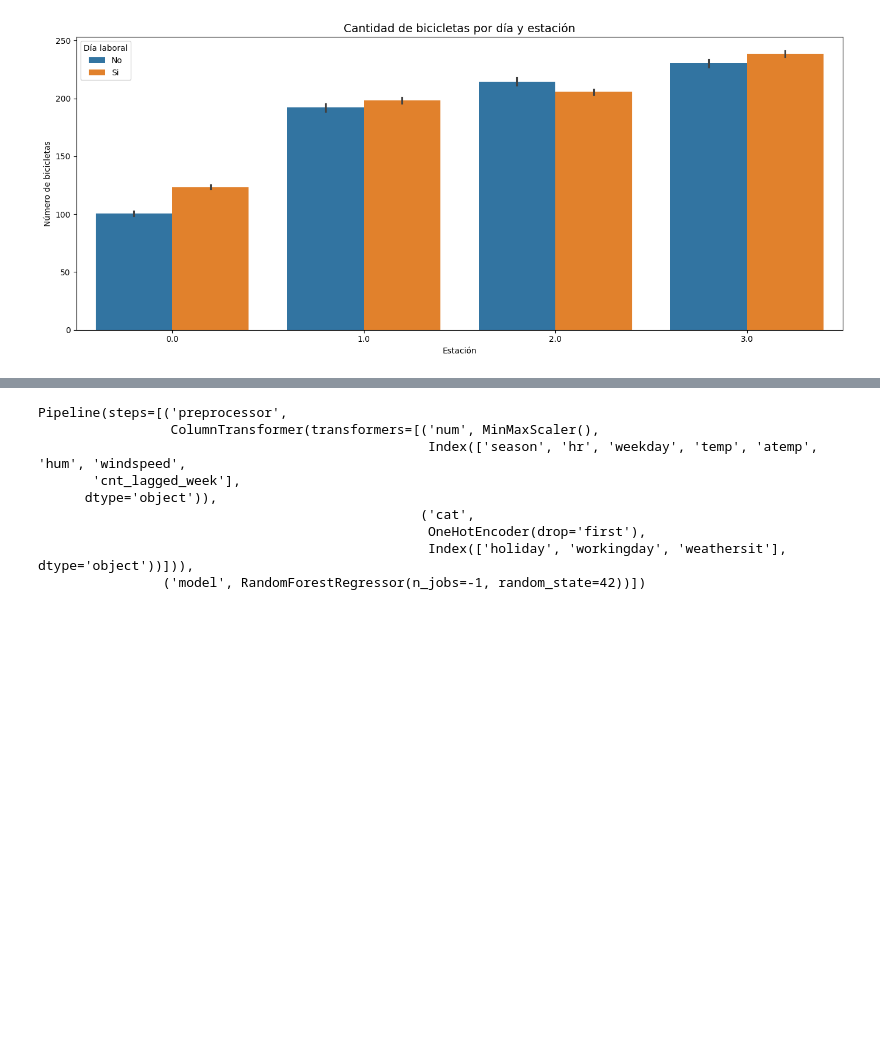
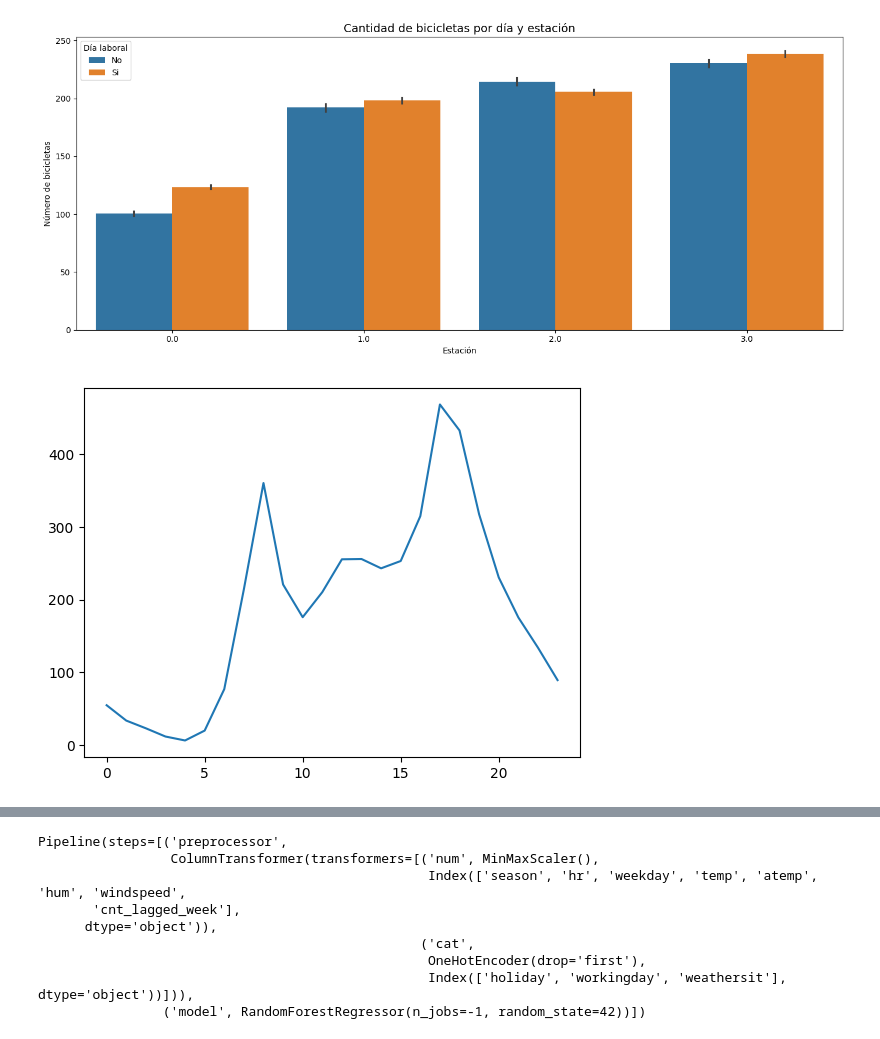
Before and after one commit to elchck81/machine-learning-final-project, a Jupyter notebook: notebooks/bike_sharing.ipynb, the cells around one changed output, grey strips where cells are left out. Cells and saved outputs as stored; diff of their text form; code cells hidden in the pictures; blank space fills up the shorter version.

```diff
--- a/notebooks/bike_sharing.ipynb
+++ b/notebooks/bike_sharing.ipynb
@@ -210,3 +211,10 @@ The `ci` parameter is deprecated. Use `errorbar=('ci', 50)` for the same effect.
 
   sns.barplot(
 [figure]
+# %%
+y_day = df_train.groupby('hr')['cnt'].mean()
+df_day = pd.DataFrame(y_day)
+plt.plot(df_day.index,df_day['cnt'])
+plt.show()
+# %% [output]
+[figure, added]
```
Also changed, not shown: parts of 3 cells of this notebook.
